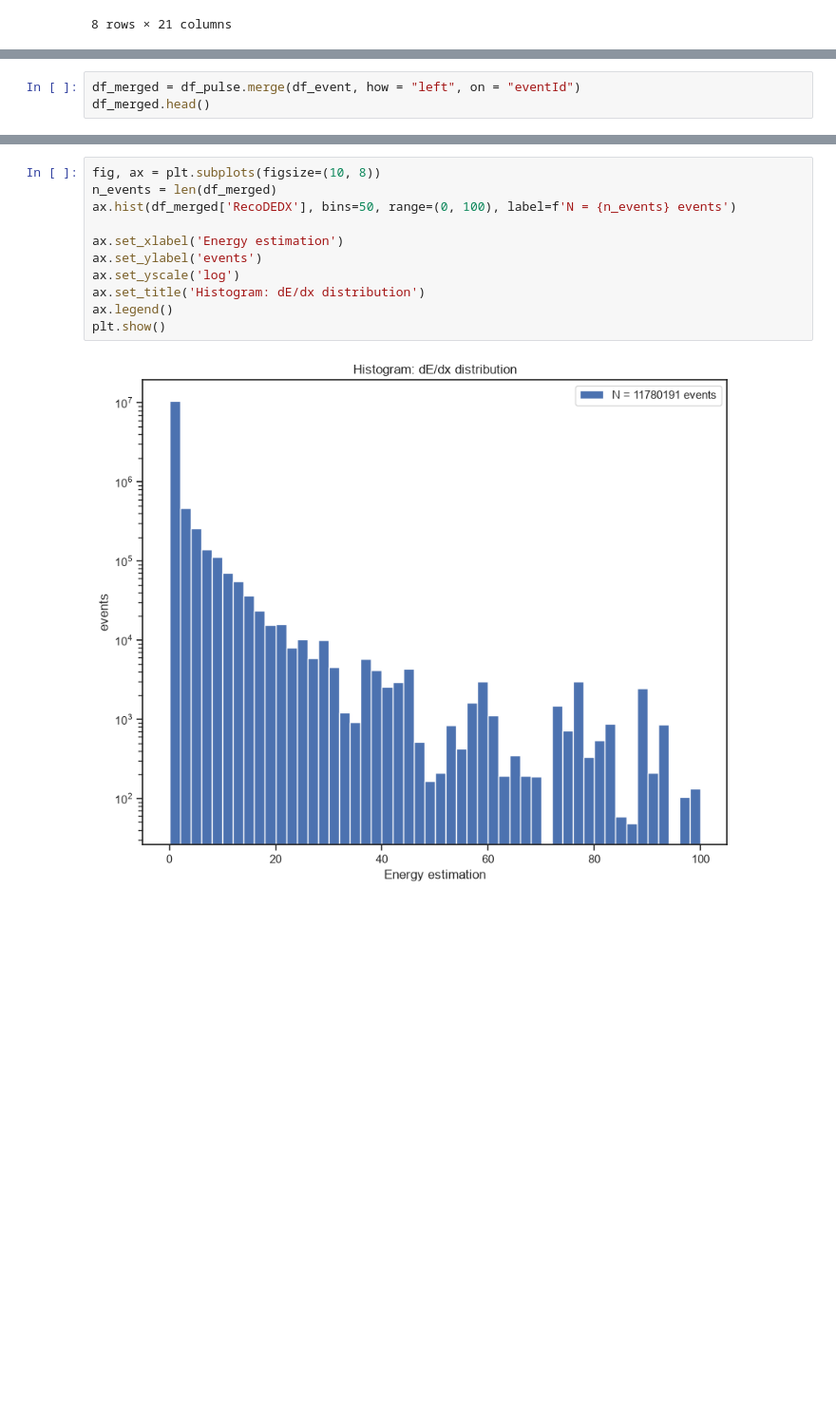
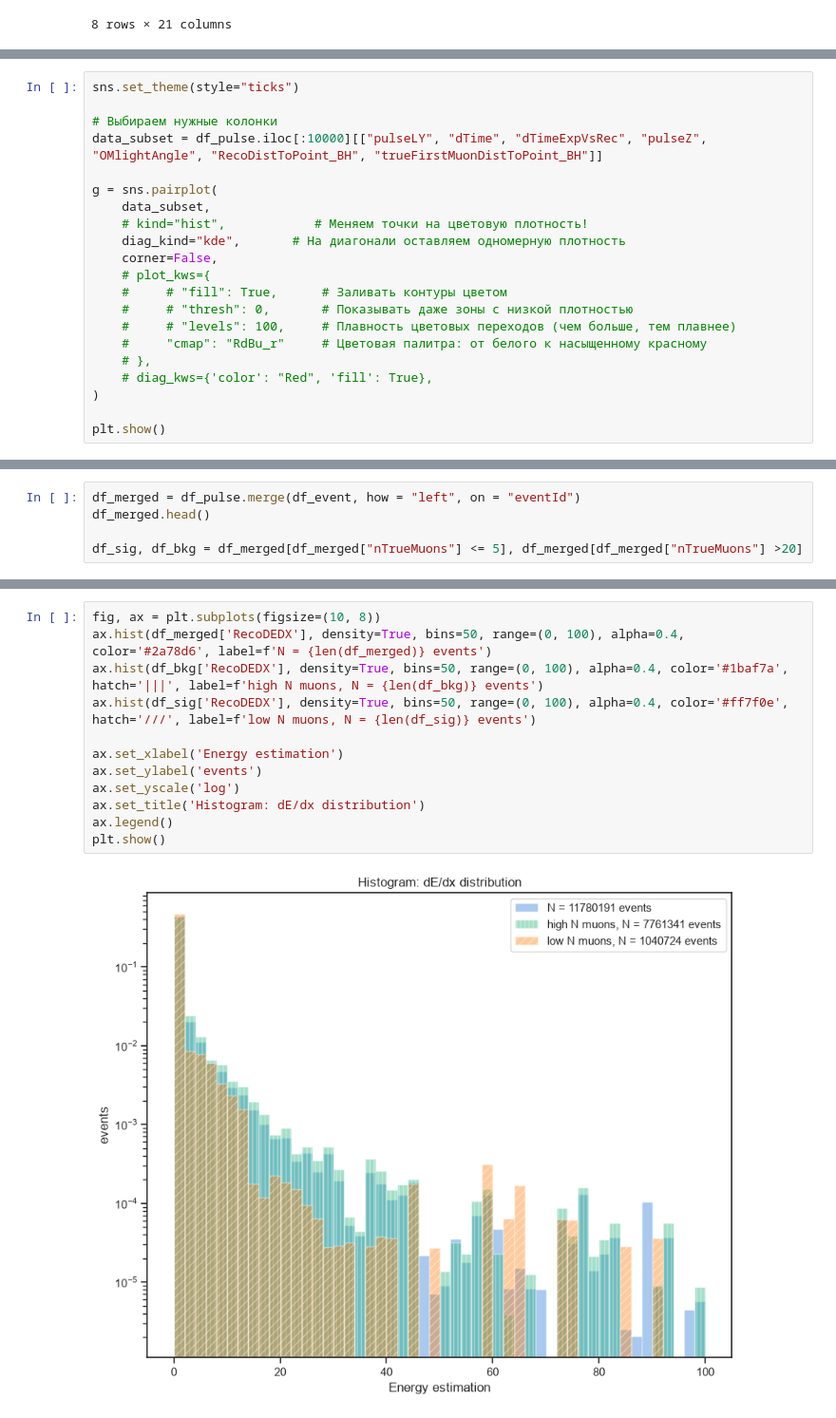
Before and after one commit to alsed160201/baikal_dist_calibr, a Jupyter notebook: notebooks/data_research.ipynb, the cells around one changed output, grey strips where cells are left out. Shown at 95% size. Drawn from its saved outputs; the diff is of its cells as text; blank space fills up the shorter version.

Commit message:
upd in exploratory data analysis

```diff
--- a/notebooks/data_research.ipynb
+++ b/notebooks/data_research.ipynb
@@ -97,3 +98,24 @@ RecoTheta    -0.008967   0.676252
 RecoPhi       1.000000   0.022501
 RecoZDist     0.022501   1.000000
 [figure]
+# %%
+sns.set_theme(style="ticks")
+
+# Выбираем нужные колонки
+data_subset = df_pulse.iloc[:10000][["pulseLY", "dTime", "dTimeExpVsRec", "pulseZ", "OMlightAngle", "RecoDistToPoint_BH", "trueFirstMuonDistToPoint_BH"]]
+
+g = sns.pairplot(
+    data_subset,
+    # kind="hist",            # Меняем точки на цветовую плотность!
+    diag_kind="kde",       # На диагонали оставляем одномерную плотность
+    corner=False,
+    # plot_kws={
+    #     # "fill": True,      # Заливать контуры цветом
+    #     # "thresh": 0,       # Показывать даже зоны с низкой плотностью
+    #     # "levels": 100,     # Плавность цветовых переходов (чем больше, тем плавнее)
+    #     "cmap": "RdBu_r"     # Цветовая палитра: от белого к насыщенному красному
+    # },
+    # diag_kws={'color': "Red", 'fill': True},
+)
+
+plt.show()
@@ -100,3 +150,5 @@ RecoZDist     0.022501   1.000000
 # %%
 df_merged = df_pulse.merge(df_event, how = "left", on = "eventId")
 df_merged.head()
+
+df_sig, df_bkg = df_merged[df_merged["nTrueMuons"] <= 5], df_merged[df_merged["nTrueMuons"] >20]
@@ -123,15 +231,16 @@ plt.show()
 # %%
 fig, ax = plt.subplots(figsize=(10, 8))
-n_events = len(df_merged)
-ax.hist(df_merged['RecoDEDX'], bins=50, range=(0, 100), label=f'N = {n_events} events')
+ax.hist(df_merged['RecoDEDX'], density=True, bins=50, range=(0, 100), alpha=0.4, color='#2a78d6', label=f'N = {len(df_merged)} events')
+ax.hist(df_bkg['RecoDEDX'], density=True, bins=50, range=(0, 100), alpha=0.4, color='#1baf7a', hatch='|||', label=f'high N muons, N = {len(df_bkg)} events')
+ax.hist(df_sig['RecoDEDX'], density=True, bins=50, range=(0, 100), alpha=0.4, color='#ff7f0e', hatch='///', label=f'low N muons, N = {len(df_sig)} events')
 
 ax.set_xlabel('Energy estimation')
 ax.set_ylabel('events')
 ax.set_yscale('log')
 ax.set_title('Histogram: dE/dx distribution')
 ax.legend()
 plt.show()
 # %% [output]
-[figure, old version]
+[figure, new version]
 # %%
 fig, ax = plt.subplots(figsize=(10, 8))
```
Also changed, not shown: parts of 12 cells of this notebook, 1 other file.
